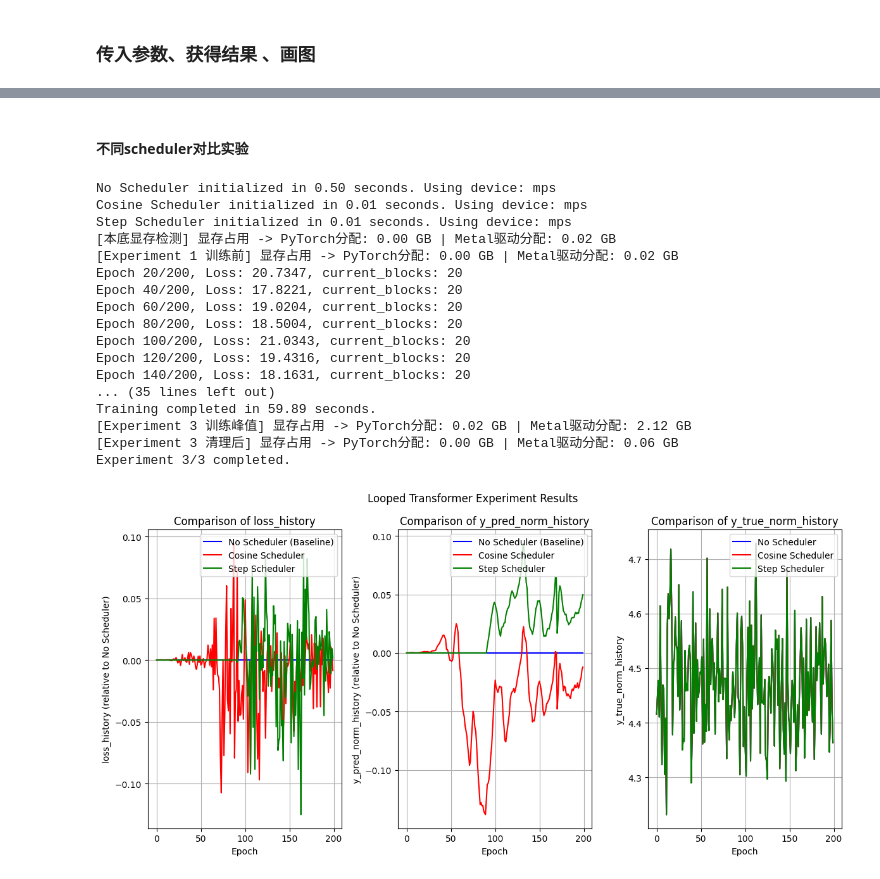
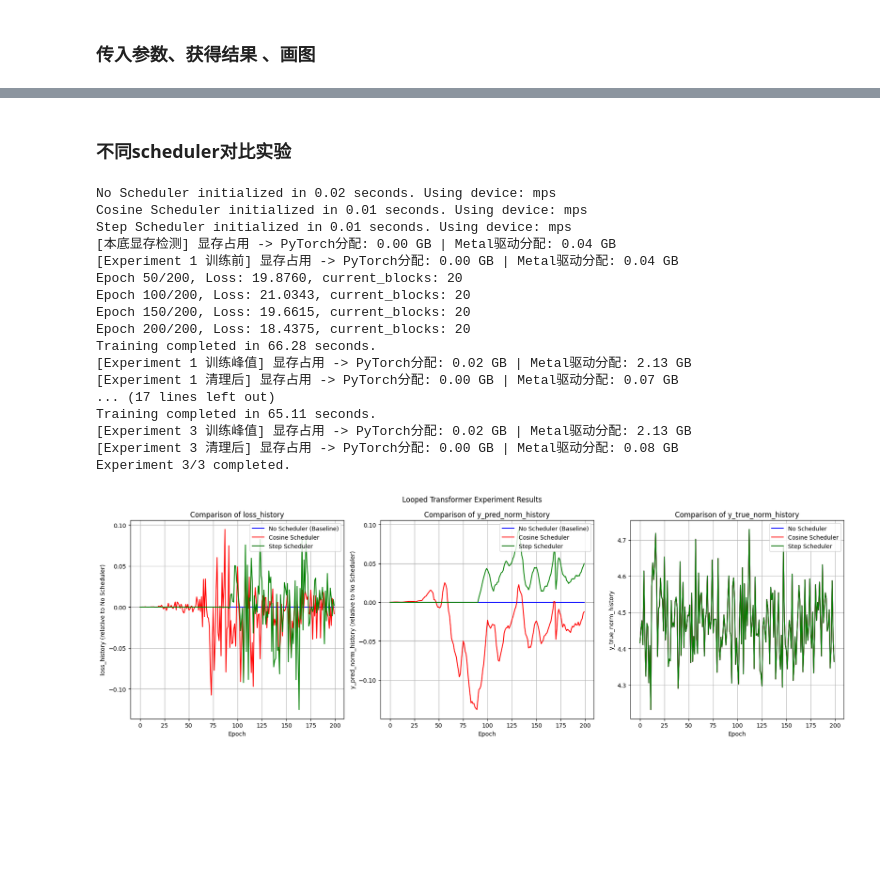
Before and after one commit to Bruce-lhq/looped-transformer-ablation-lab, a Jupyter notebook: Looped_Transformer.ipynb, the cells around one changed output, grey strips where cells are left out. Cells and saved outputs as stored; diff of their text form; code cells hidden in the pictures; blank space fills up the shorter version.

```diff
--- a/Looped_Transformer.ipynb
+++ b/Looped_Transformer.ipynb
@@ -627,6 +627,7 @@ class LoopedTransformerExperiment:
             'loss_history': self.loss_history,                            # list(float): 训练过程中每个epoch的损失值
             'y_pred_norm_history': self.y_pred_norm_history,              # list(float): 训练过程中每个epoch的预测值范数
             'y_true_norm_history': self.y_true_norm_history,              # list(float): 训练过程中每个epoch的真实值范数
+            'y_norm_error_history': [pred - true for pred, true in zip(self.y_pred_norm_history, self.y_true_norm_history)], # list(float): 训练过程中每个epoch的预测值范数与真实值范数之差的绝对值
             'final_loss': self.final_loss,                                # float: 最终的损失值
             'final_y_pred_norm': self.y_pred_norm_history[-1],            # float: 最终的预测值范数
             'final_y_true_norm': self.y_true_norm_history[-1],            # float: 最终的真实值范数
@@ -640,8 +641,15 @@ class LoopedTransformerExperiment:
                 all_results['residual_gate_history_b'] = [gate[1] for gate in self.residual_gate_history]
                 all_results['residual_gate_history_a_relative'] = [gate[0]-self.residual_gate_history[0][0] for gate in self.residual_gate_history]
                 all_results['residual_gate_history_b_relative'] = [gate[1]-self.residual_gate_history[0][1] for gate in self.residual_gate_history]
+                # 标量门控的 _mean 就是自身，便于与向量门控混合绘图
+                all_results['residual_gate_history_a_mean'] = all_results['residual_gate_history_a']
+                all_results['residual_gate_history_b_mean'] = all_results['residual_gate_history_b']
+                all_results['residual_gate_history_a_mean_relative'] = all_results['residual_gate_history_a_relative']
+                all_results['residual_gate_history_b_mean_relative'] = all_results['residual_gate_history_b_relative']
                 all_results['final_residual_gate_a'] = self.residual_gate_values[0]
                 all_results['final_residual_gate_b'] = self.residual_gate_values[1]
+                all_results['final_residual_gate_a_mean'] = all_results['final_residual_gate_a']
+                all_results['final_residual_gate_b_mean'] = all_results['final_residual_gate_b']
             elif len(self.residual_gate_values.shape) == 2:
                 all_results['residual_gate_history_a_mean'] = [gate[:,0].mean() for gate in self.residual_gate_history]
                 all_results['residual_gate_history_b_mean'] = [gate[:,1].mean() for gate in self.residual_gate_history]
@@ -1604,35 +1223,35 @@ plt.show()
 # %% [markdown]
-#### 不同scheduler对比实验
+### 不同scheduler对比实验
 # %%
 experiment_table = ExperimentTable(params_groups=[{'experiment_name': 'No Scheduler'},
                                                   {'scheduler_type': 'cosine', 'experiment_name': 'Cosine Scheduler', 'lr_scale': 0},
                                                   {'scheduler_type': 'step', 'experiment_name': 'Step Scheduler', 'lr_scale': 0.1, 'step_size_scheduler': 90}],
     manual={'epochs':200, 'lr': 1e-3, 'optimizer_type': 'adamw', 'pe_type': ['alibi'],
     'wd_adamw': 0.2, 'd_model': 32, 'num_heads': 1, 'max_seq_len': 500, 'seq_len': 400, 'batch_size': 64, 'd_x': 20,
     'num_blocks': 20, 'num_eff': 15,
-    'residual_gate': (1,1), 'residual_gate_type': 'learnable_scalar', 'gate_lr_ratio': 100, 'experiment_name': 'Learnable Scalar Gate',
+    'residual_gate': (1,1), 'residual_gate_type': 'learnable_scalar', 'gate_lr_ratio': 100,
     'scheduler_type': None, 'lr_scale': 0.01, 'step_size_scheduler': 10,
-    'print_every': 20,
+    'print_every': 50,
     'layer_weight_decay': 0.8, 'seq_weight_decay': 0.9
     })
 experiment_table.run(result_lists=[(['loss_history'], 'epoch', 0), (['y_pred_norm_history'], 'epoch', 0), (['y_true_norm_history'], 'epoch')])
-experiment_table.plot(figure_size=(12,6))
+experiment_table.plot(figure_size=(18, 6))
 # %% [output]
-No Scheduler initialized in 0.50 seconds. Using device: mps
+No Scheduler initialized in 0.02 seconds. Using device: mps
 Cosine Scheduler initialized in 0.01 seconds. Using device: mps
 Step Scheduler initialized in 0.01 seconds. Using device: mps
-[本底显存检测] 显存占用 -> PyTorch分配: 0.00 GB | Metal驱动分配: 0.02 GB
-[Experiment 1 训练前] 显存占用 -> PyTorch分配: 0.00 GB | Metal驱动分配: 0.02 GB
-Epoch 20/200, Loss: 20.7347, current_blocks: 20
-Epoch 40/200, Loss: 17.8221, current_blocks: 20
-Epoch 60/200, Loss: 19.0204, current_blocks: 20
-Epoch 80/200, Loss: 18.5004, current_blocks: 20
+[本底显存检测] 显存占用 -> PyTorch分配: 0.00 GB | Metal驱动分配: 0.04 GB
+[Experiment 1 训练前] 显存占用 -> PyTorch分配: 0.00 GB | Metal驱动分配: 0.04 GB
+Epoch 50/200, Loss: 19.8760, current_blocks: 20
 Epoch 100/200, Loss: 21.0343, current_blocks: 20
-Epoch 120/200, Loss: 19.4316, current_blocks: 20
-Epoch 140/200, Loss: 18.1631, current_blocks: 20
-... (35 lines left out)
-Training completed in 59.89 seconds.
-[Experiment 3 训练峰值] 显存占用 -> PyTorch分配: 0.02 GB | Metal驱动分配: 2.12 GB
-[Experiment 3 清理后] 显存占用 -> PyTorch分配: 0.00 GB | Metal驱动分配: 0.06 GB
+Epoch 150/200, Loss: 19.6615, current_blocks: 20
+Epoch 200/200, Loss: 18.4375, current_blocks: 20
+Training completed in 66.28 seconds.
+[Experiment 1 训练峰值] 显存占用 -> PyTorch分配: 0.02 GB | Metal驱动分配: 2.13 GB
+[Experiment 1 清理后] 显存占用 -> PyTorch分配: 0.00 GB | Metal驱动分配: 0.07 GB
+... (17 lines left out)
+Training completed in 65.11 seconds.
+[Experiment 3 训练峰值] 显存占用 -> PyTorch分配: 0.02 GB | Metal驱动分配: 2.13 GB
+[Experiment 3 清理后] 显存占用 -> PyTorch分配: 0.00 GB | Metal驱动分配: 0.08 GB
 Experiment 3/3 completed.
-[figure, old version]
+[figure, new version]
```
Also changed, not shown: parts of 52 cells of this notebook, 5 other files.
